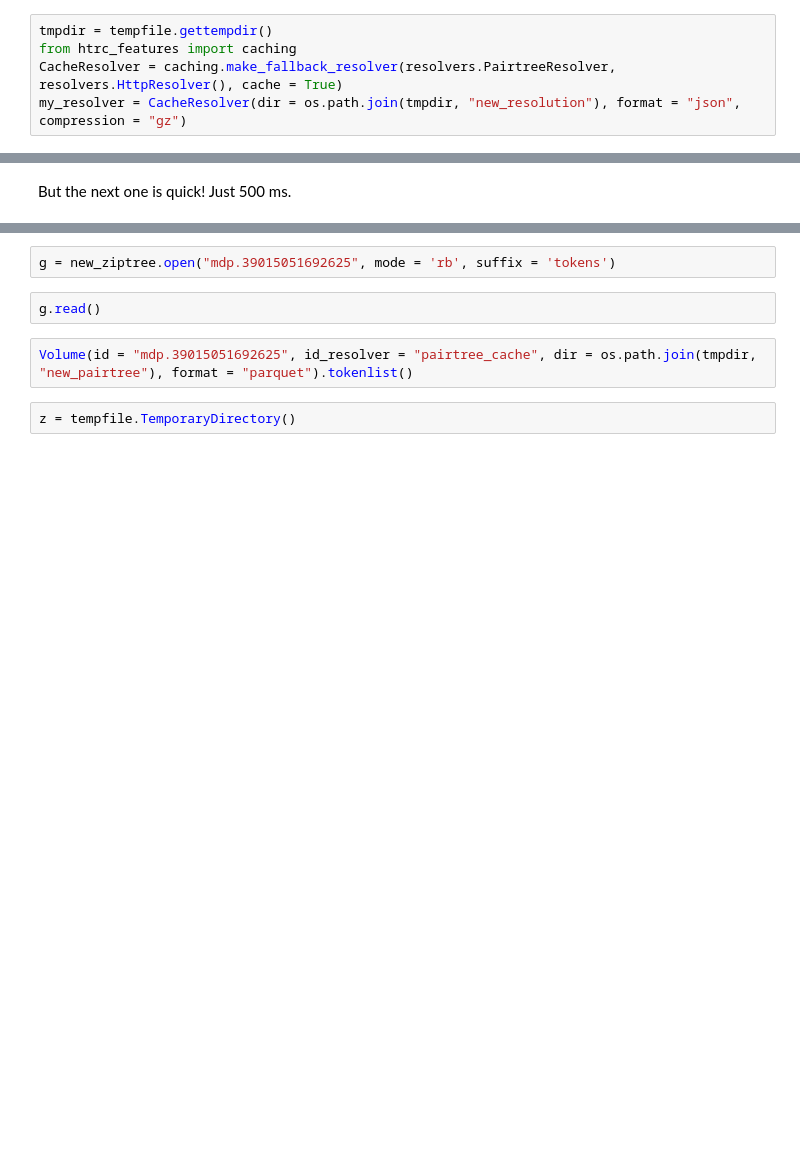
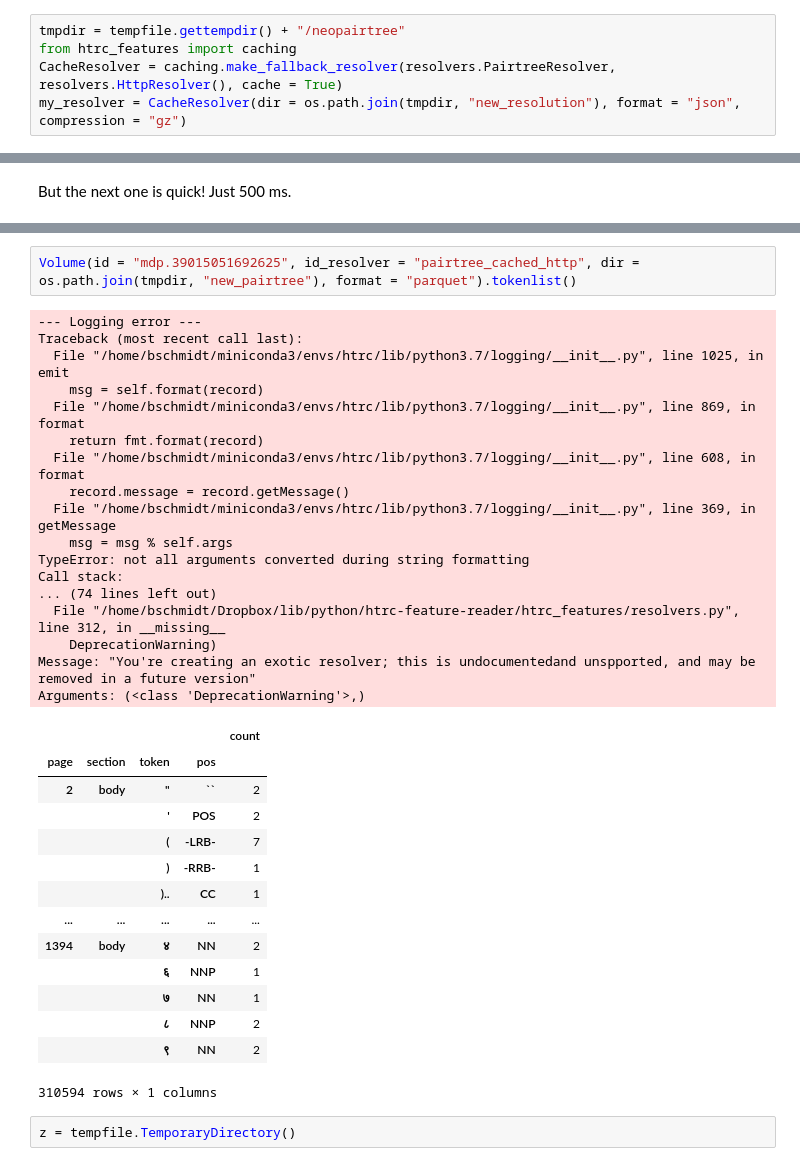
Before and after one commit to htrc/htrc-feature-reader, a Jupyter notebook: examples/Accessing volumes by ids.ipynb, the cells around one changed output, grey strips where cells are left out. Saved outputs shown, nothing was run; the diff lists cells and outputs as text; blank space fills up the shorter version.

```diff
--- a/examples/Accessing volumes by ids.ipynb
+++ b/examples/Accessing volumes by ids.ipynb
@@ -237,7 +265,7 @@ with tempfile.TemporaryDirectory() as first_new_dir:
 
 This logic is extended in the core library to the methods for 'cache_local', 'cache_pairtree', and 'cache_ziptree' that first look locally and then on the internet. These are implemented using a function, make_cache_resolver, that returns a new class constructor. We can make our own between any two resolvers.
 # %%
-tmpdir = tempfile.gettempdir()
+tmpdir = tempfile.gettempdir() + "/neopairtree"
 from htrc_features import caching
 CacheResolver = caching.make_fallback_resolver(resolvers.PairtreeResolver, resolvers.HttpResolver(), cache = True)
 my_resolver = CacheResolver(dir = os.path.join(tmpdir, "new_resolution"), format = "json", compression = "gz")
@@ -291,9 +333,37 @@ parquet_vol.tokenlist()
-# %%
-g = new_ziptree.open("mdp.39015051692625", mode = 'rb', suffix = 'tokens')
-# %%
-g.read()
 # %%
-Volume(id = "mdp.39015051692625", id_resolver = "pairtree_cache", dir = os.path.join(tmpdir, "new_pairtree"), format = "parquet").tokenlist()
+Volume(id = "mdp.39015051692625", id_resolver = "pairtree_cached_http", dir = os.path.join(tmpdir, "new_pairtree"), format = "parquet").tokenlist()
+# %% [output]
+--- Logging error ---
+Traceback (most recent call last):
+  File "/home/bschmidt/miniconda3/envs/htrc/lib/python3.7/logging/__init__.py", line 1025, in emit
+    msg = self.format(record)
+  File "/home/bschmidt/miniconda3/envs/htrc/lib/python3.7/logging/__init__.py", line 869, in format
+    return fmt.format(record)
+  File "/home/bschmidt/miniconda3/envs/htrc/lib/python3.7/logging/__init__.py", line 608, in format
+    record.message = record.getMessage()
+  File "/home/bschmidt/miniconda3/envs/htrc/lib/python3.7/logging/__init__.py", line 369, in getMessage
+    msg = msg % self.args
+TypeError: not all arguments converted during string formatting
+Call stack:
+... (74 lines left out)
+  File "/home/bschmidt/Dropbox/lib/python/htrc-feature-reader/htrc_features/resolvers.py", line 312, in __missing__
+    DeprecationWarning)
+Message: "You're creating an exotic resolver; this is undocumentedand unspported, and may be removed in a future version"
+Arguments: (<class 'DeprecationWarning'>,)
+|  |  |  |  | count |
+| page | section | token | pos |  |
+| 2 | body | " | `` | 2 |
+|  |  | ' | POS | 2 |
+|  |  | ( | -LRB- | 7 |
+|  |  | ) | -RRB- | 1 |
+|  |  | ).. | CC | 1 |
+| ... | ... | ... | ... | ... |
+| 1394 | body | ४ | NN | 2 |
+|  |  | ६ | NNP | 1 |
+|  |  | ७ | NN | 1 |
+|  |  | ८ | NNP | 2 |
+|  |  | ९ | NN | 2 |
+310594 rows × 1 columns
 # %%
 z = tempfile.TemporaryDirectory()
 # %%
```
Also changed, not shown: parts of 30 cells of this notebook, 6 other files.
